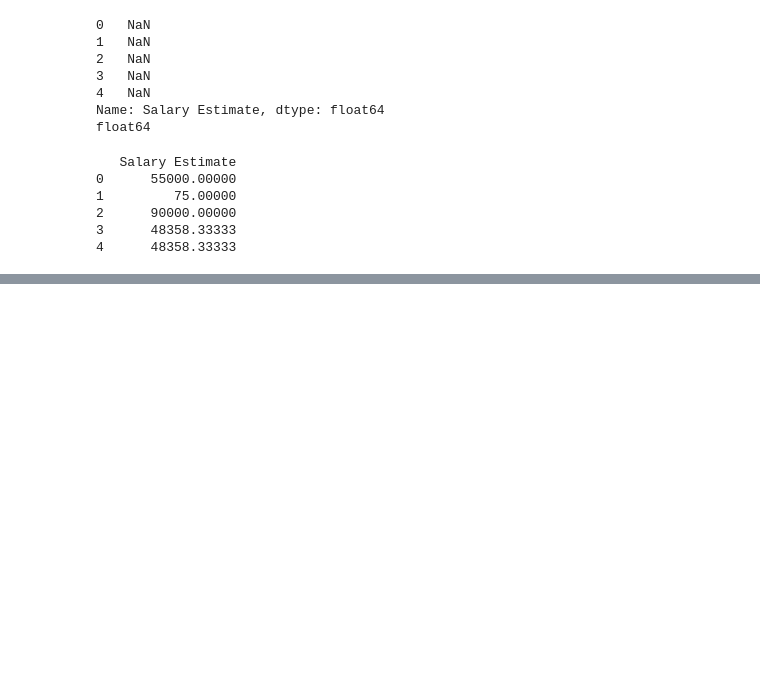
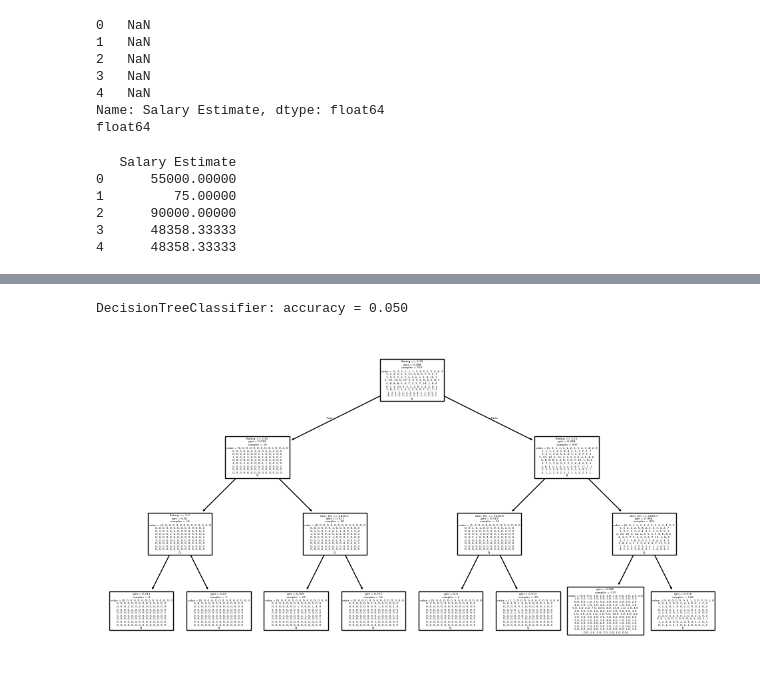
Before and after one commit to Urdadaisswag/My-DAC-Curriculum, a Jupyter notebook: DAC-002_EDA/DAC_internal_project.ipynb, the cells around one changed output, grey strips where cells are left out. Drawn from its saved outputs; the diff is of its cells as text; code cells hidden in the pictures; blank space fills up the shorter version.

```diff
--- a/DAC-002_EDA/DAC_internal_project.ipynb
+++ b/DAC-002_EDA/DAC_internal_project.ipynb
@@ -249,0 +310,8 @@ KeyError: 'Job Title'
+# %%
+# Convert the first column into the index
+df.set_index(df.columns[0], inplace=True) # alternatively, pd.read_csv('datasets/Boston.csv', index_col=0) can be used
+
+
+
+# Display the first few rows to verify the changes
+df.head()
@@ -249,0 +327,3 @@ KeyError: 'Job Title'
+# %%
+data = df[['Rating', 'aws', 'excel', 'desc_len', 'num_comp', 'Average Salary']]
+data.shape
@@ -249,0 +356,9 @@ KeyError: 'Job Title'
+# %%
+# Remove rows where y is NaN
+data = data.dropna(subset=['Average Salary'])
+
+# Update X and y
+X = data.drop('Average Salary', axis=1)
+y = data['Average Salary']
+# %%
+data['Average Salary'] = data['Average Salary'].fillna(data['Average Salary'].mean())
@@ -249,0 +481,25 @@ KeyError: 'Job Title'
+# %%
+y = data['Average Salary']
+x = data.drop('Average Salary', axis=1)
+depth = 3 # depth of the tree
+
+
+# perform your train test split
+x_train, x_test, y_train, y_test = train_test_split(x, y, test_size=0.2, random_state=42)
+
+sk_model = DecisionTreeClassifier(max_depth=depth,
+                                  random_state=42)
+sk_model.fit(x_train, y_train)
+sk_pred = sk_model.predict(x_test)
+acc = (y_test == sk_pred).mean()
+print('DecisionTreeClassifier: accuracy = {:.3f}'.format(acc))
+
+# plotting
+feature_names = x.columns.tolist()
+plt.figure(figsize=(12, 6))
+tree.plot_tree(sk_model,
+               feature_names=feature_names)
+plt.show()
+# %% [output]
+DecisionTreeClassifier: accuracy = 0.050
+[figure, added]
```
Also changed, not shown: parts of 21 cells of this notebook, 3 other files.
